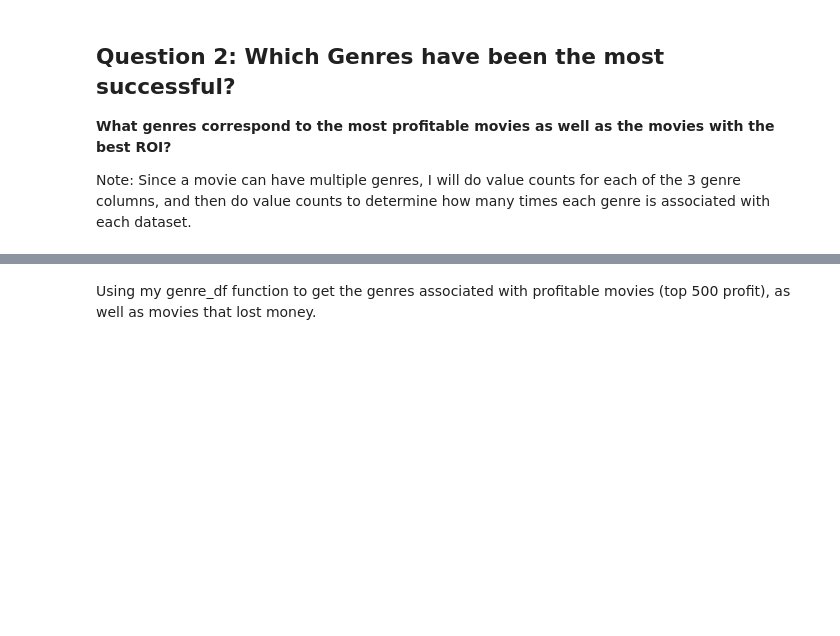
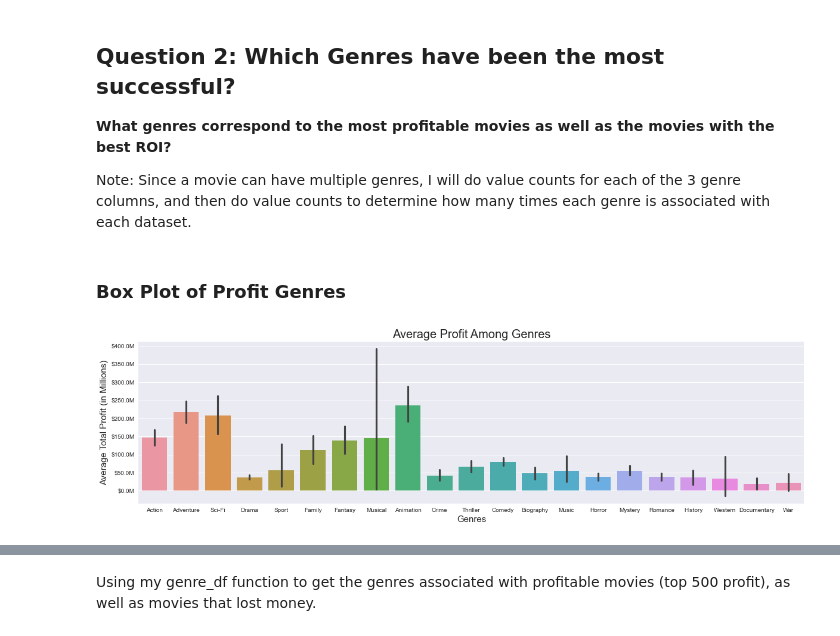
Before and after one commit to jxn628/dsc-phase-1-project, a Jupyter notebook: student.ipynb, the cells around one changed output, grey strips where cells are left out. Saved outputs shown, nothing was run; the diff lists cells and outputs as text; code cells hidden in the pictures; blank space fills up the shorter version.

```diff
--- a/student.ipynb
+++ b/student.ipynb
@@ -611,3 +879,19 @@ loss_df.describe()
 **What genres correspond to the most profitable movies as well as the movies with the best ROI?**
 
 Note: Since a movie can have multiple genres, I will do value counts for each of the 3 genre columns, and then do value counts to determine how many times each genre is associated with each dataset.
+# %% [markdown]
+### Box Plot of Profit Genres
+# %%
+fig, ax = plt.subplots(figsize=(20,5))
+p = sns.barplot(data=recent_data, x='genres_list', y='total_profit' );
+
+p.set_xlabel("Genres", fontsize = 15)
+p.set_ylabel("Average Total Profit (in Millions)", fontsize = 15)
+p.yaxis.set_major_formatter(display_millions)
+p.set_title("Average Profit Among Genres", fontsize = 20)
+plt.figsize=(30,20)
+#plt.savefig()
+
+plt.show();
+# %% [output]
+[figure, added]
```
Also changed, not shown: parts of 101 cells of this notebook.
